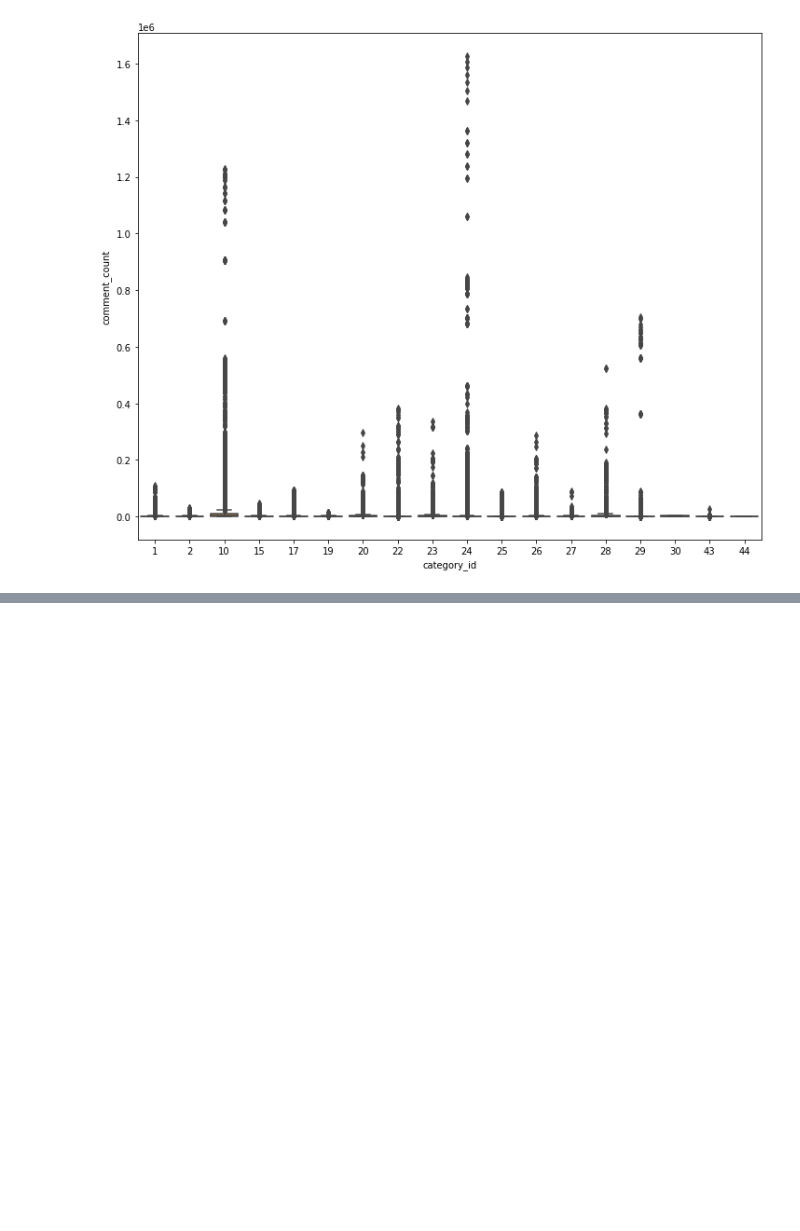
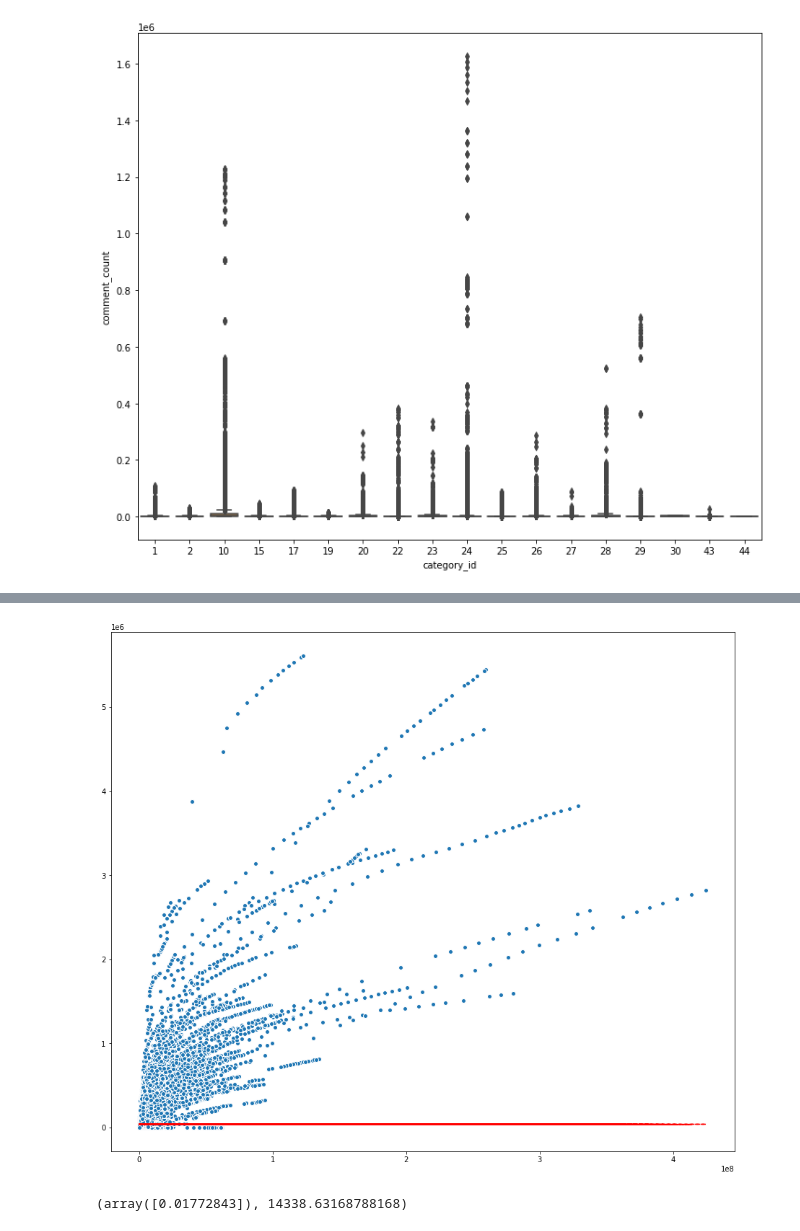
Before and after one commit to ashen007/youtube_trending, a Jupyter notebook: trending.ipynb, the cells around one changed output, grey strips where cells are left out. Saved outputs shown, nothing was run; the diff lists cells and outputs as text; code cells hidden in the pictures; blank space fills up the shorter version.

Commit message:
make prediction based on views and like relationship

```diff
--- a/trending.ipynb
+++ b/trending.ipynb
@@ -495,3 +496,6 @@ sns.boxplot(data=df,
 plt.show()
 # %% [output]
 [figure]
+# %%
+rolling = x_train.likes.rolling(10000).mean()
+rolling
@@ -497,0 +515,13 @@ plt.show()
+# %%
+fig = plt.figure(figsize=[12,10])
+ax = fig.add_axes([1,1,1,1])
+ax.scatter(x_train.views,
+            x_train.likes,
+            edgecolors='#ffffff')
+ax.plot(x_train.views,
+         rolling,
+         linestyle='--',
+         color='red')
+plt.show()
+# %% [output]
+[figure, added]
@@ -497,0 +533,4 @@ plt.show()
+# %%
+fit_model.coef_,fit_model.intercept_
+# %% [output]
+(array([0.01772843]), 14338.63168788168)
```
Also changed, not shown: parts of 7 cells of this notebook.
